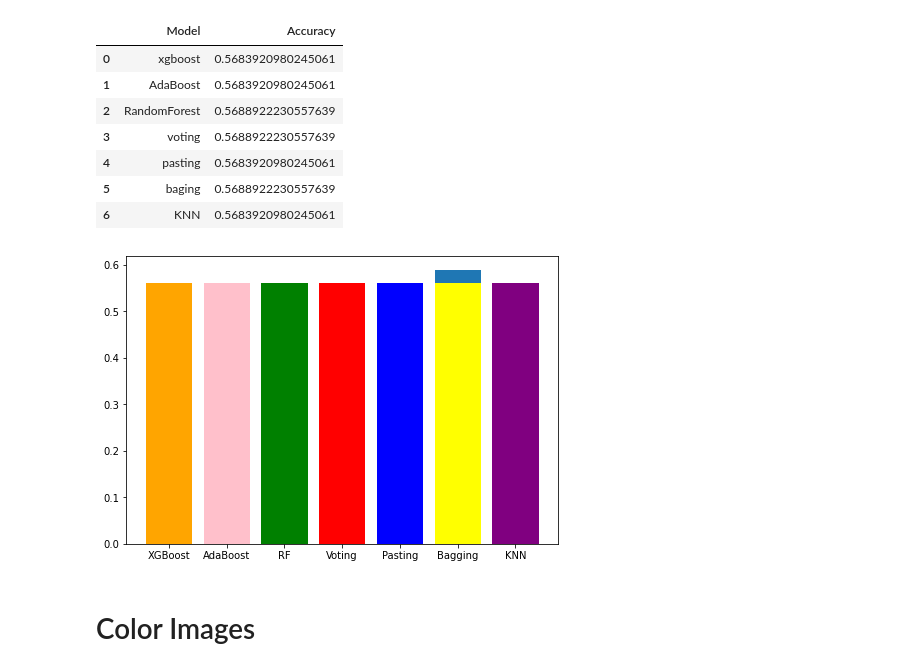
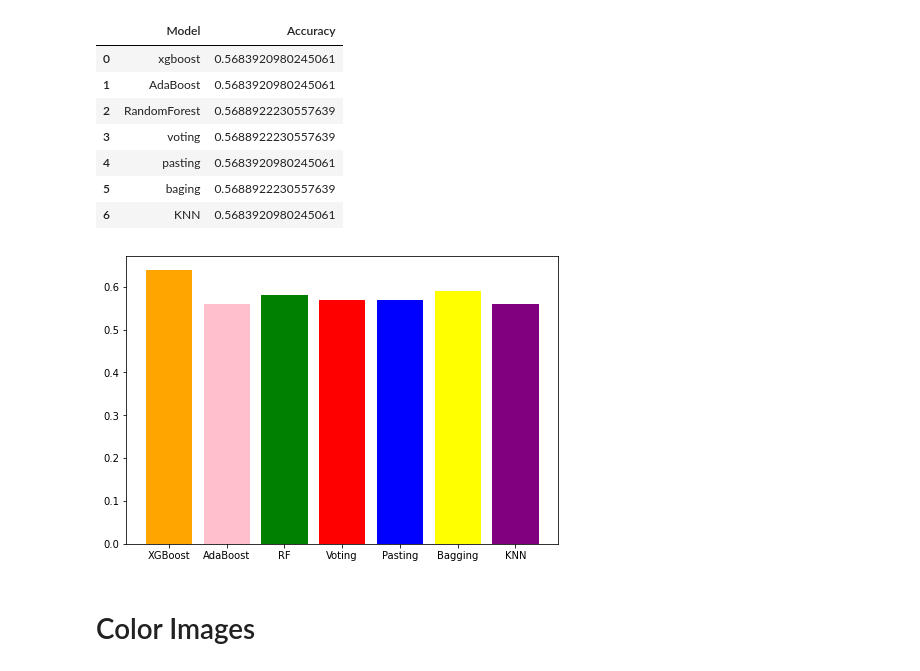
Before and after one commit to diklabirman/Data_Viz_Final_Project, a Jupyter notebook: DOGS VS. CATS.ipynb, the cells around one changed output. Saved outputs shown, nothing was run; the diff lists cells and outputs as text; code cells hidden in the pictures.

```diff
--- a/DOGS VS. CATS.ipynb
+++ b/DOGS VS. CATS.ipynb
@@ -396,21 +396,21 @@ total_models_gray
 # %%
 import matplotlib.pyplot as plt
 fig = plt.figure()
 
 ax = fig.add_axes([0,0,1,1])
 langs = ['XGBoost', 'AdaBoost', 'RF', 'Voting', 'Pasting', 'Bagging', 'KNN']
-accuracy = [0.56,0.56,0.56,0.56,0.56,0.59,0.56]
+accuracy = [0.64,0.56,0.58,0.57,0.57,0.59,0.56]
 ax.bar(langs,accuracy)
-height = [0.56,0.56,0.56,0.56,0.56,0.56,0.56]
+height = [0.64,0.56,0.58,0.57,0.57,0.59,0.56]
 bars = ('XGBoost', 'AdaBoost', 'RF', 'Voting', 'Pasting', 'Bagging', 'KNN')
 x_pos = np.arange(len(bars))
 
 # Create bars with different colors
 plt.bar(x_pos, height, color=['orange', 'pink', 'green', 'red', 'blue', 'yellow', 'purple'])
 
 plt.show()
 # %% [output]
-[figure, old version]
+[figure, new version]
 # %% [markdown]
 # Color Images
 # %% [markdown]
```
